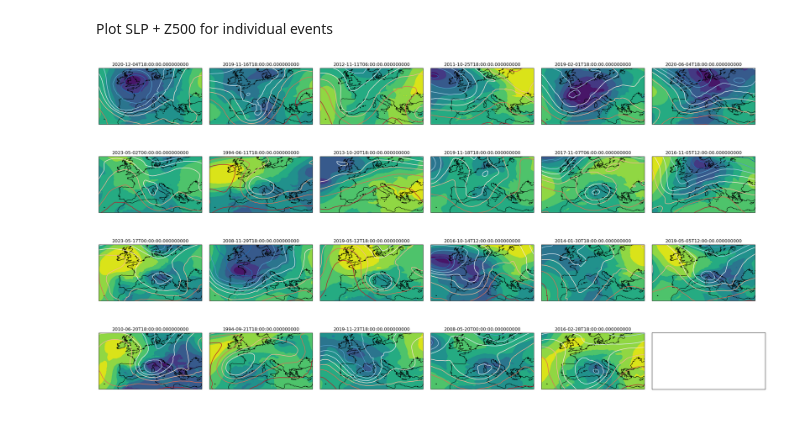
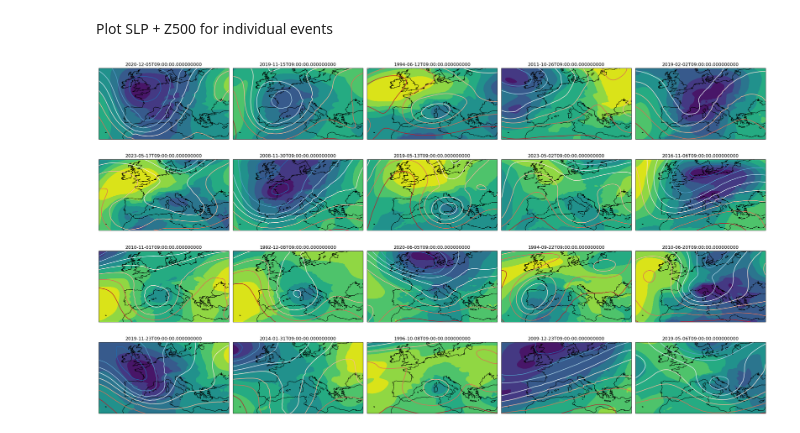
Before and after one commit to zappag/FLORA, a Jupyter notebook: explore.ipynb, the cells around one changed output. Saved outputs shown, nothing was run; the diff lists cells and outputs as text; code cells hidden in the pictures.

```diff
--- a/explore.ipynb
+++ b/explore.ipynb
@@ -214,13 +373,9 @@ Text(0.5, 1.0, 'Events exceeding 99.9-ptile, 277.40 m^3/s')
 Read ERA data
 # %%
 ERA5dir='/home/zappa/work/ERA5/hourly/'
-data_files_sfc = {
+data_files = {
     ('mean_sea_level_pressure', 'MSL','sfc'),
     ('surface_pressure', 'SP','sfc'),
-    ('geopotential','Z','500hPa')
-}
-
-data_files_plev = {
     ('geopotential','Z','500hPa')
 }
 
@@ -228,9 +383,18 @@ years = range(sy, ly+1)
 
 # Loop over each file and variable name
 vdata=xr.Dataset()
-for variable, variable_name, level_name in data_files_sfc:
-    ext=f'6hrs_full_{level_name}_{{year}}_70_-50_10_55'
-    file_paths = [f"{ERA5dir}/{variable}/6hrs/ERA5_{variable}_{ext}.nc".format(year=year) for year in years]
-    ds1 = xr.open_mfdataset(file_paths,combine='by_coords')
+for variable, variable_name, level_name in data_files:
+    if tres=='day':
+        erasubdir='day'
+        ext=f'day_full_{level_name}_55-55_70_-50_10_55'
+        file_paths = f"{ERA5dir}/{variable}/{erasubdir}/ERA5_{variable}_{ext}.nc"
+        ds1 = xr.open_dataset(file_paths)
+        ds1=ds1.sel(time=slice(str(sy),str(ly)))
+    elif tres=='6h':
+        erasubdir='6hrs'
+        ext=f'6hrs_full_{level_name}_{{year}}_70_-50_10_55'
+        file_paths = [f"{ERA5dir}/{variable}/{erasubdir}/ERA5_{variable}_{ext}.nc".format(year=year) for year in years]
+        ds1 = xr.open_mfdataset(file_paths,combine='by_coords')
+
     vdata=vdata.assign(**{variable_name: ds1[variable_name]})
-del ds1
+    del ds1
@@ -242,10 +580,19 @@ Plot SLP + Z500 for individual events
 df_events_sorted=df_events.sort_values(by=3,axis=0,ascending=False)
 
 # extract days in ERA5
-vdata_events=vdata.isel(time=df_events_sorted[0])
+#vdata_events=vdata.isel(time=df_events_sorted[0]) # this is ok, fix due to missing leap days in era daily
+tref=xds_gp['time'].isel(time=df_events_sorted[0])
+vdata_events=vdata.sel(time=tref.values)
+
+
+# plot a subset
+max_num_plot=20
+#vdata_events_plot=vdata.isel(time=df_events_sorted[0][0:max_num_plot]) # this is ok, fix due to missing leap days in era daily
+vdata_events_plot=vdata.sel(time=tref.values[0:max_num_plot])
+
 
 # Determine the number of time steps
-num_times = len(vdata_events.time)
+num_times = len(vdata_events_plot.time)
 
 # Calculate the number of rows and columns for the subplot grid
 num_rows = int(num_times ** 0.5)
@@ -255,38 +602,38 @@ num_cols = (num_times + num_rows - 1) // num_rows
 fig, axes = plt.subplots(num_rows, num_cols, figsize=(25, 14), subplot_kw={'projection': ccrs.PlateCarree()})
 
 # Loop through each time step and plot in the corresponding subplot
-for i, time in enumerate(vdata_events.time):
+for i, time in enumerate(vdata_events_plot.time):
     row = i // num_cols
     col = i % num_cols
 
     #
-    data_at_time = vdata_events.sel(time=time)
+    data_at_time = vdata_events_plot.sel(time=time)
 
     # Set contour levels
     contour_levels_MSL = np.linspace(data_at_time.MSL.min(), data_at_time.MSL.max(), num=10)
     contour_levels_Z500 = np.linspace(data_at_time.Z.min(), data_at_time.Z.max(), num=10)
 
     # Plot in the corresponding subplot
     ax = axes[row, col]
     ax.set_title(f'{time.values}')
 
     ax.set_extent([-20, 35, 30, 60], crs=ccrs.PlateCarree())  # Set the desired lat/lon range
     im_MSP = ax.contourf(data_at_time['MSL'].lon, data_at_time['MSL'].lat,
                       data_at_time['MSL'], levels=contour_levels_MSL, cmap='viridis', transform=ccrs.PlateCarree())
     im_Z = ax.contour(data_at_time['Z'].lon, data_at_time['Z'].lat,
                       data_at_time['Z'].sel(plev=50000), levels=contour_levels_Z500, cmap='RdBu_r', transform=ccrs.PlateCarree())
 
     # Add coastlines using Cartopy
     ax.coastlines()
 
     # Remove color bar
-    cbar = fig.colorbar(im, ax=ax, orientation='vertical', fraction=0.05, pad=0.04)
+    cbar = fig.colorbar(im_MSP, ax=ax, orientation='vertical', fraction=0.05, pad=0.04)
     cbar.remove()
 
 # Adjust layout
 plt.tight_layout()
 
 # Show the plots
 plt.show()
 # %% [output]
-[figure, old version]
+[figure, new version]
```
Also changed, not shown: parts of 43 cells of this notebook.
